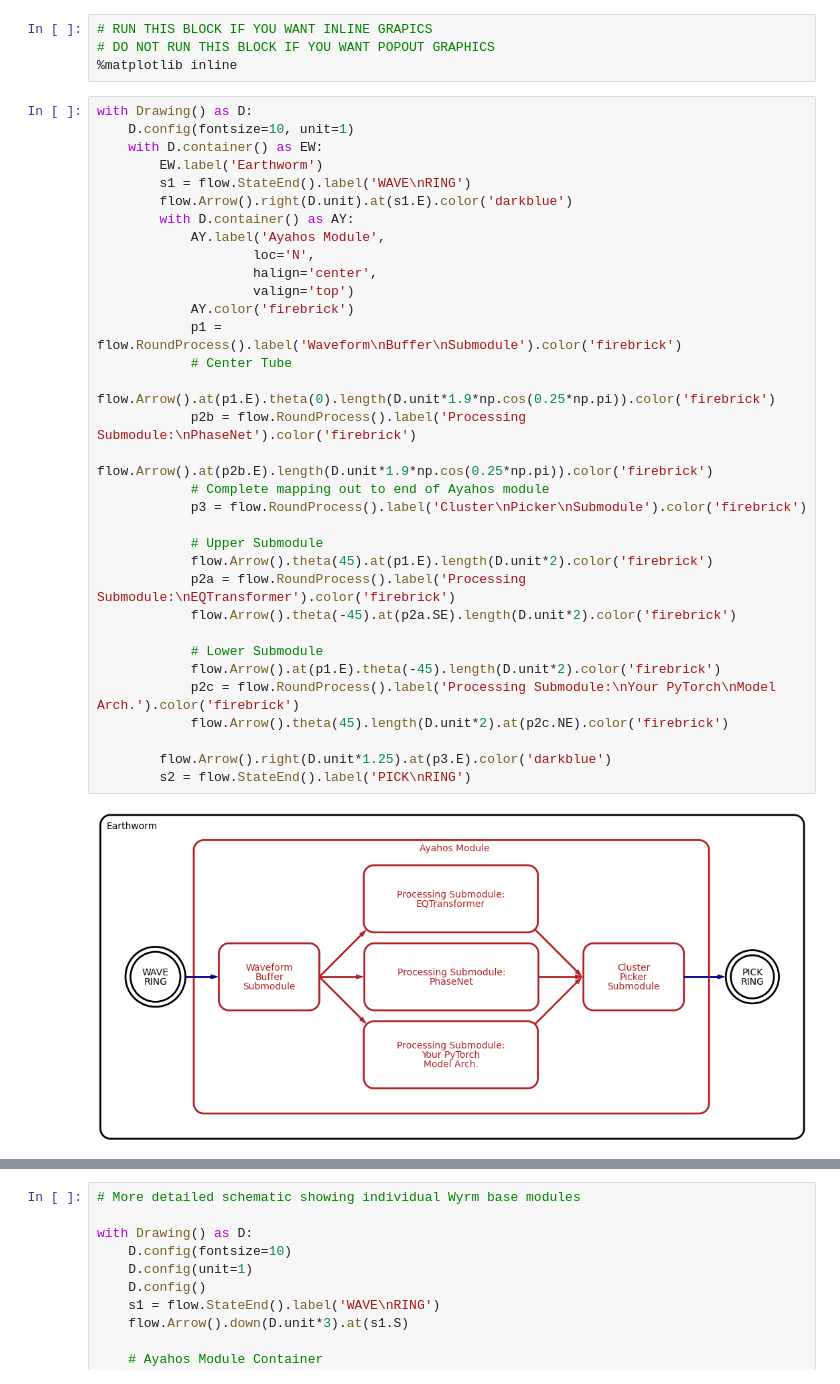
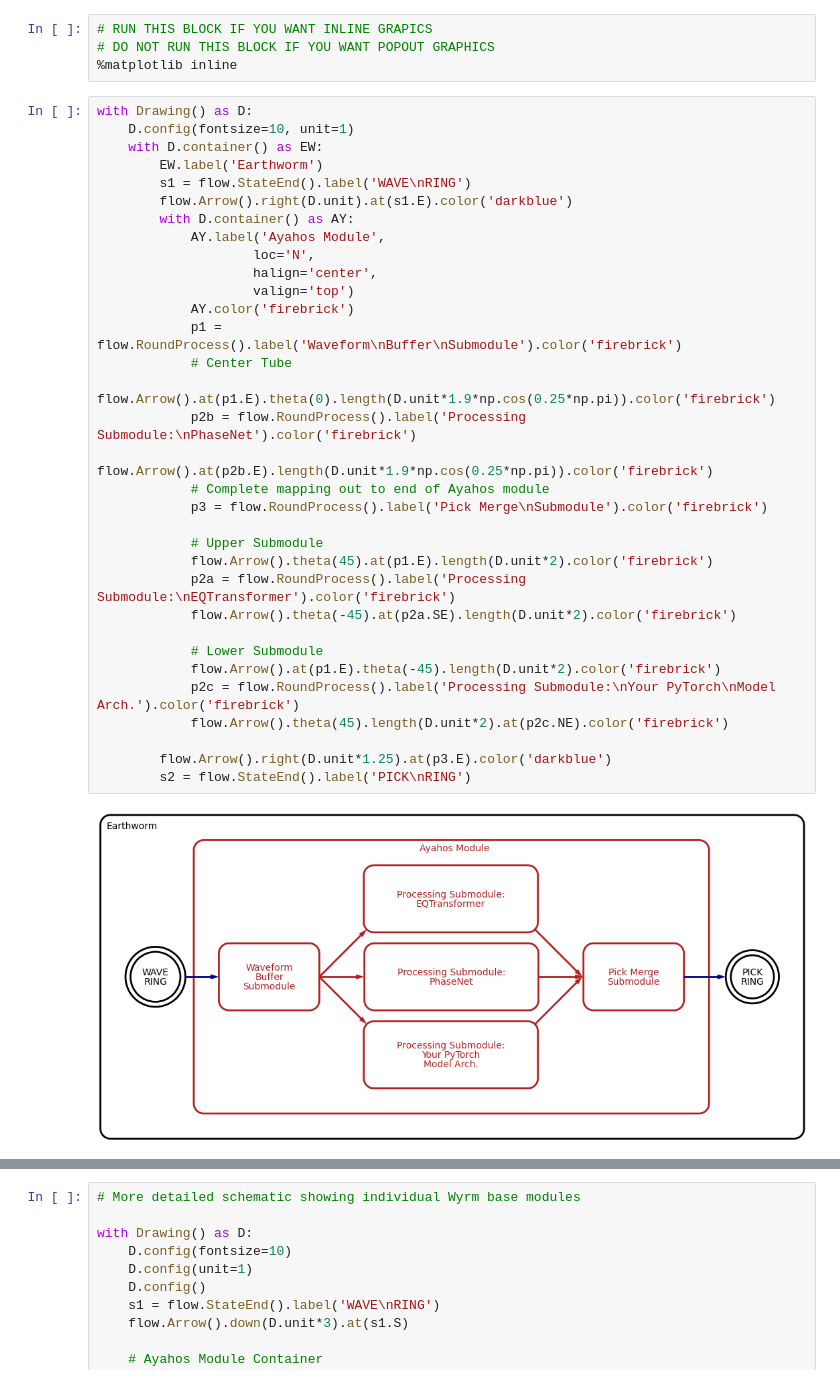
Before and after one commit to pnsn/Ayahos, a Jupyter notebook: diagrams/schemdraw_process_flow_diagrams.ipynb, the cells around one changed output, grey strips where cells are left out. Cells and saved outputs as stored; diff of their text form.

Commit message:
Update V2 diagrams to mirror SSA 2024 poster

```diff
--- a/diagrams/schemdraw_process_flow_diagrams.ipynb
+++ b/diagrams/schemdraw_process_flow_diagrams.ipynb
@@ -11,32 +11,32 @@ with Drawing() as D:
     with D.container() as EW:
         EW.label('Earthworm')
         s1 = flow.StateEnd().label('WAVE\nRING')
         flow.Arrow().right(D.unit).at(s1.E).color('darkblue')
         with D.container() as AY:
             AY.label('Ayahos Module',
                     loc='N',
                     halign='center',
                     valign='top')
             AY.color('firebrick')
             p1 = flow.RoundProcess().label('Waveform\nBuffer\nSubmodule').color('firebrick')
             # Center Tube
             flow.Arrow().at(p1.E).theta(0).length(D.unit*1.9*np.cos(0.25*np.pi)).color('firebrick')
             p2b = flow.RoundProcess().label('Processing Submodule:\nPhaseNet').color('firebrick')
             flow.Arrow().at(p2b.E).length(D.unit*1.9*np.cos(0.25*np.pi)).color('firebrick')
             # Complete mapping out to end of Ayahos module
-            p3 = flow.RoundProcess().label('Cluster\nPicker\nSubmodule').color('firebrick')
+            p3 = flow.RoundProcess().label('Pick Merge\nSubmodule').color('firebrick')
 
             # Upper Submodule
             flow.Arrow().theta(45).at(p1.E).length(D.unit*2).color('firebrick')
             p2a = flow.RoundProcess().label('Processing Submodule:\nEQTransformer').color('firebrick')
             flow.Arrow().theta(-45).at(p2a.SE).length(D.unit*2).color('firebrick')
 
             # Lower Submodule
             flow.Arrow().at(p1.E).theta(-45).length(D.unit*2).color('firebrick')
             p2c = flow.RoundProcess().label('Processing Submodule:\nYour PyTorch\nModel Arch.').color('firebrick')
             flow.Arrow().theta(45).length(D.unit*2).at(p2c.NE).color('firebrick')
 
         flow.Arrow().right(D.unit*1.25).at(p3.E).color('darkblue')
         s2 = flow.StateEnd().label('PICK\nRING')
 # %% [output]
-[figure, old version]
+[figure, new version]
```
Also changed, not shown: parts of 2 cells of this notebook.
